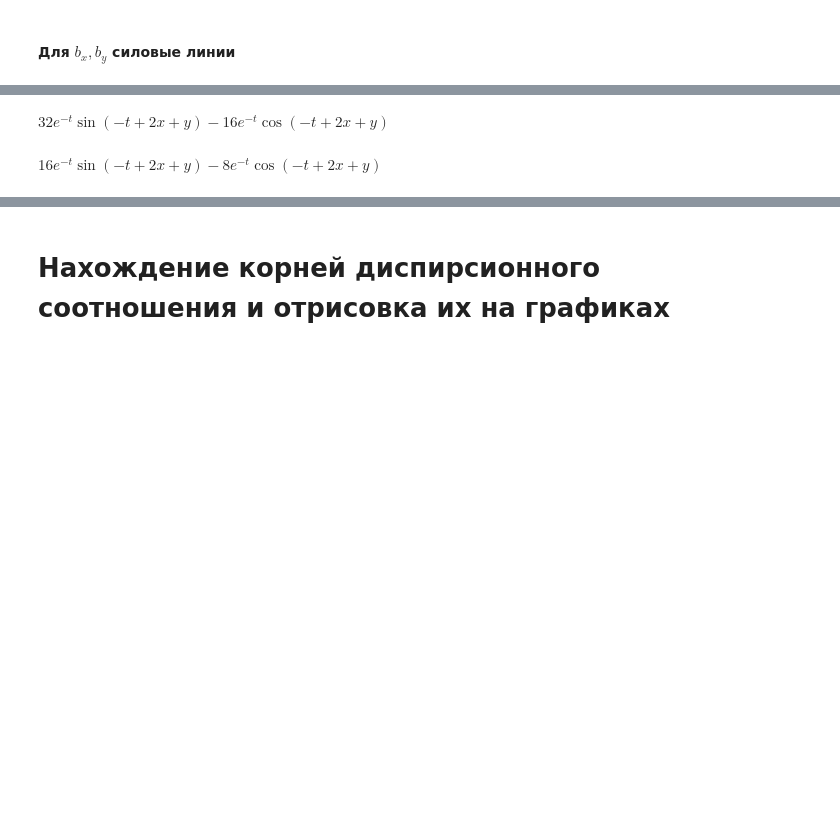
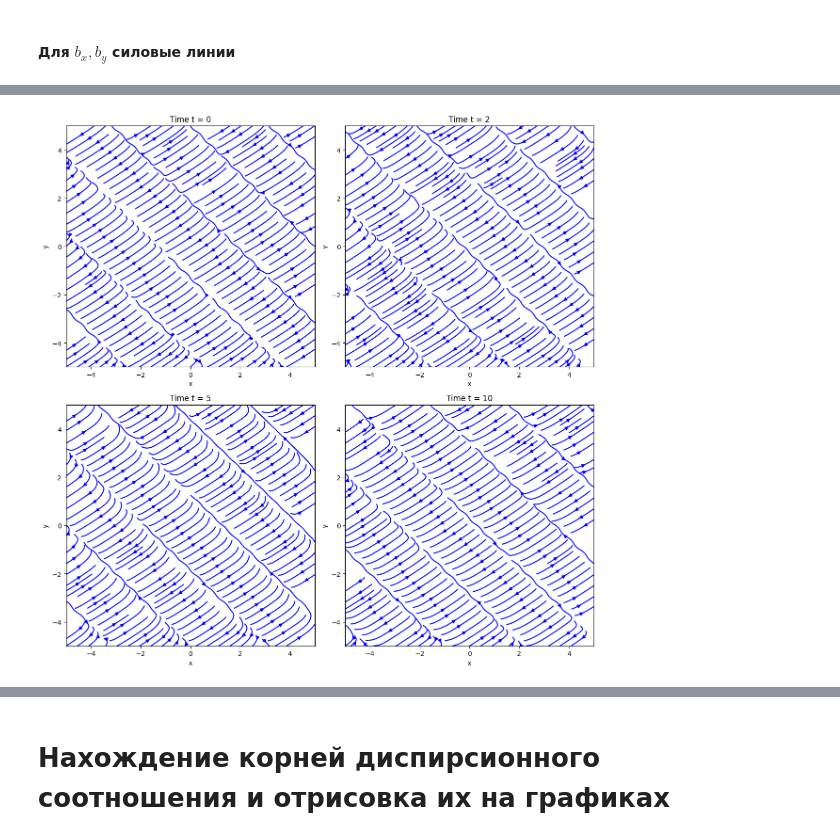
Before and after one commit to ilsurgumerov/MHD_Rotating_Fluids, a Jupyter notebook: MHD.ipynb, the cells around one changed output, grey strips where cells are left out. Cells and saved outputs as stored; diff of their text form; code cells hidden in the pictures; blank space fills up the shorter version.

```diff
--- a/MHD.ipynb
+++ b/MHD.ipynb
@@ -333,3 +389,57 @@ plt.show()
+# %%
+import numpy as np
+import matplotlib.pyplot as plt
+
+# Параметры (замените на ваши значения)
+mu = 1.0
+rho = 1.0
+alpha = 1.0
+Rm = 100.0
+A = 1.0
+k = 1.0
+l = 1.0
+sigma_1 = 0.5  # Пример: действительная часть корня
+sigma_2 = -0.1  # Пример: мнимая часть корня (σ₂ < 0)
+
+# Сетка координат
+x = np.linspace(-5, 5, 20)
+y = np.linspace(-5, 5, 20)
+X, Y = np.meshgrid(x, y)
+
+# Временные точки
+times = [0, 2, 5, 10]
+
+# Создаем графики
+fig, axes = plt.subplots(2, 2, figsize=(12, 12))
+axes = axes.flatten()
+
+for idx, t in enumerate(times):
+    # Вычисляем Bx и By для всех точек сетки
+    Bx = A * np.exp(sigma_2 * t) * (
+        (mu * rho * (sigma_1**2 - alpha**2)) * np.cos(k * X + l * Y - sigma_1 * t) +
+        (mu * rho * 2 * sigma_1 * sigma_2) * np.sin(k * X + l * Y - sigma_1 * t)
+    )
+
+    By = A * np.exp(sigma_2 * t) * (
+        (-mu * rho * alpha * sigma_1) * np.cos(k * X + l * Y - sigma_1 * t) +
+        (mu * rho * alpha * sigma_2) * np.sin(k * X + l * Y - sigma_1 * t)
+    )
+
+    # Нормировка для лучшей визуализации
+    norm = np.sqrt(Bx**2 + By**2)
+    Bx_norm = Bx / norm
+    By_norm = By / norm
+
+    # Построение силовых линий
+    axes[idx].streamplot(X, Y, Bx_norm, By_norm, color='blue', density=1.5)
+    axes[idx].set_title(f"Time t = {t}")
+    axes[idx].set_xlabel("x")
+    axes[idx].set_ylabel("y")
+
+plt.tight_layout()
+plt.show()
+# %% [output]
+[figure, added]
 # %%
 # import numpy as np
 # import matplotlib.pyplot as plt
@@ -382,11 +492,3 @@ plt.show()
 
 # plt.tight_layout(rect=[0, 0, 1, 0.96])
 # plt.show()
-# %%
-bx_expr
-# %% [output]
-$\displaystyle 32 e^{- t} \sin{\left(- t + 2 x + y \right)} - 16 e^{- t} \cos{\left(- t + 2 x + y \right)}$
-# %%
-by_expr
-# %% [output]
-$\displaystyle 16 e^{- t} \sin{\left(- t + 2 x + y \right)} - 8 e^{- t} \cos{\left(- t + 2 x + y \right)}$
```
Also changed, not shown: parts of 16 cells of this notebook.
